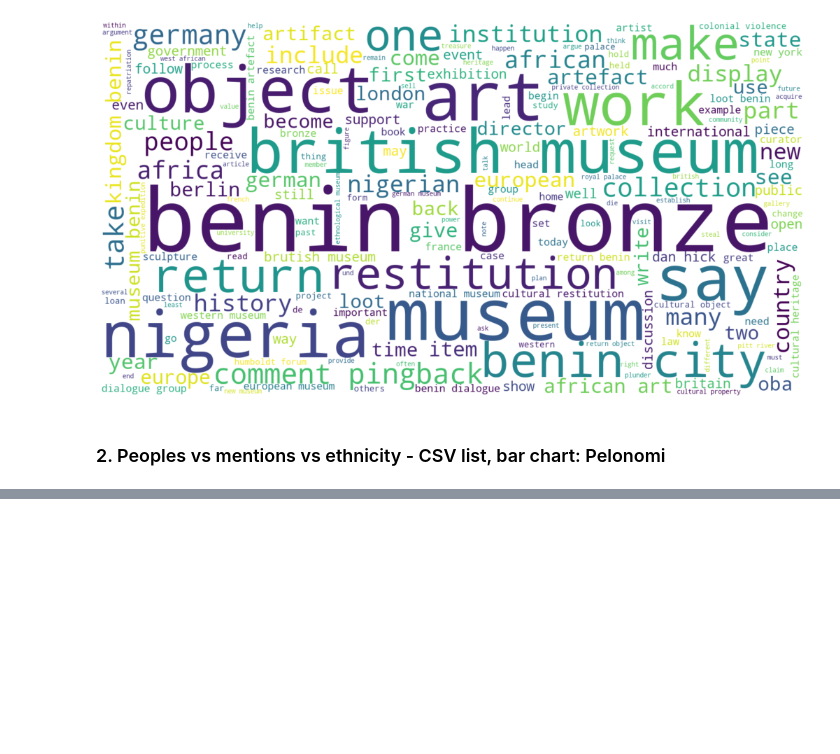
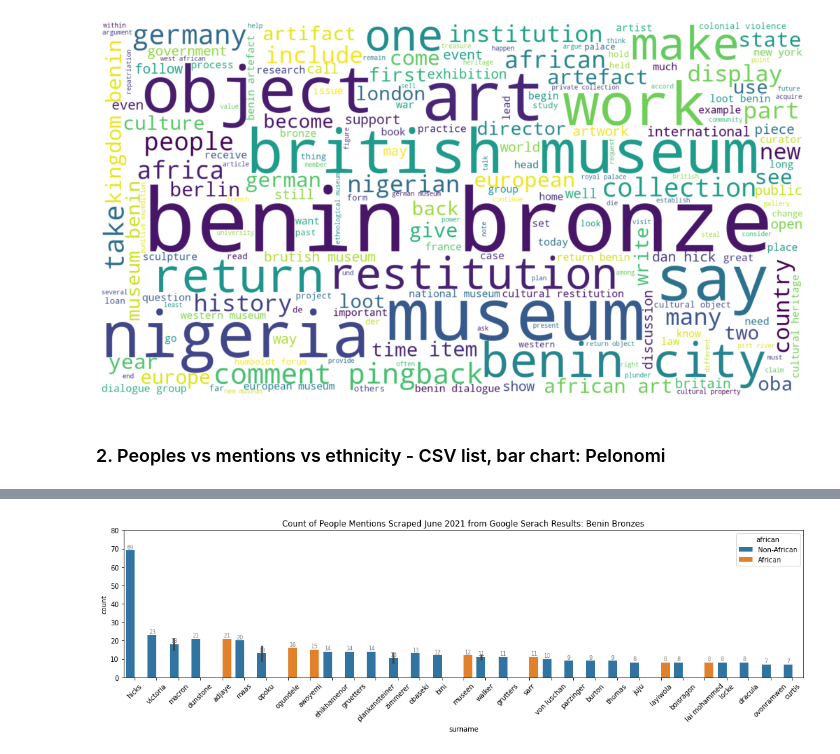
Before and after one commit to TamatiB/restitution_africa2021, a Jupyter notebook: scrape_crawl/Visualisations3.ipynb, the cells around one changed output, grey strips where cells are left out. Drawn from its saved outputs; the diff is of its cells as text; code cells hidden in the pictures; blank space fills up the shorter version.

Commit message:
NER + ethnicity for media added

```diff
--- a/scrape_crawl/Visualisations3.ipynb
+++ b/scrape_crawl/Visualisations3.ipynb
@@ -486,0 +576,2 @@ def NER(text):
+# %%
+ner = pd.read_csv('bb_media_people_mentions.csv', index_col=0)
@@ -486,0 +599,4 @@ def NER(text):
+# %%
+ner['surname'] = ner['Entities'].apply(lambda x: clean_name(x, True))
+# %%
+preds2 = pred_wiki_ln(ner, "surname")
@@ -486,0 +644,23 @@ def NER(text):
+# %%
+preds2['african'] = preds2['race'].apply(lambda x: 'African' if x=='GreaterAfrican,Africans' else ('African' if x== 'GreaterAfrican,Muslim' else 'Non-African'))
+# %%
+#manual fixes
+fix_list = ['ojaide', 'thebele', 'shyllon', 'sarr']
+for name in fix_list:
+    preds2.loc[preds2['surname']==name, 'african'] = 'African'
+
+plt.figure(figsize=[18,4])
+plt.xticks(rotation=45)
+plt.title('Count of People Mentions Scraped June 2021 from Google Serach Results: Benin Bronzes')
+g = sns.barplot(data=preds2[0:35],
+             x="surname",
+             y="count",
+             hue="african")
+ax=g
+for p in ax.patches:
+    ax.annotate("%.0f" % p.get_height(), (p.get_x() + p.get_width() / 2., p.get_height()),
+                ha='center', va='center', fontsize=8, color='gray', xytext=(0, 5),
+                textcoords='offset points')
+_ = ax.set_ylim(0,80) #To make space for the annotations
+# %% [output]
+[figure, added]
```
Also changed, not shown: parts of 28 cells of this notebook, 1 other file.
